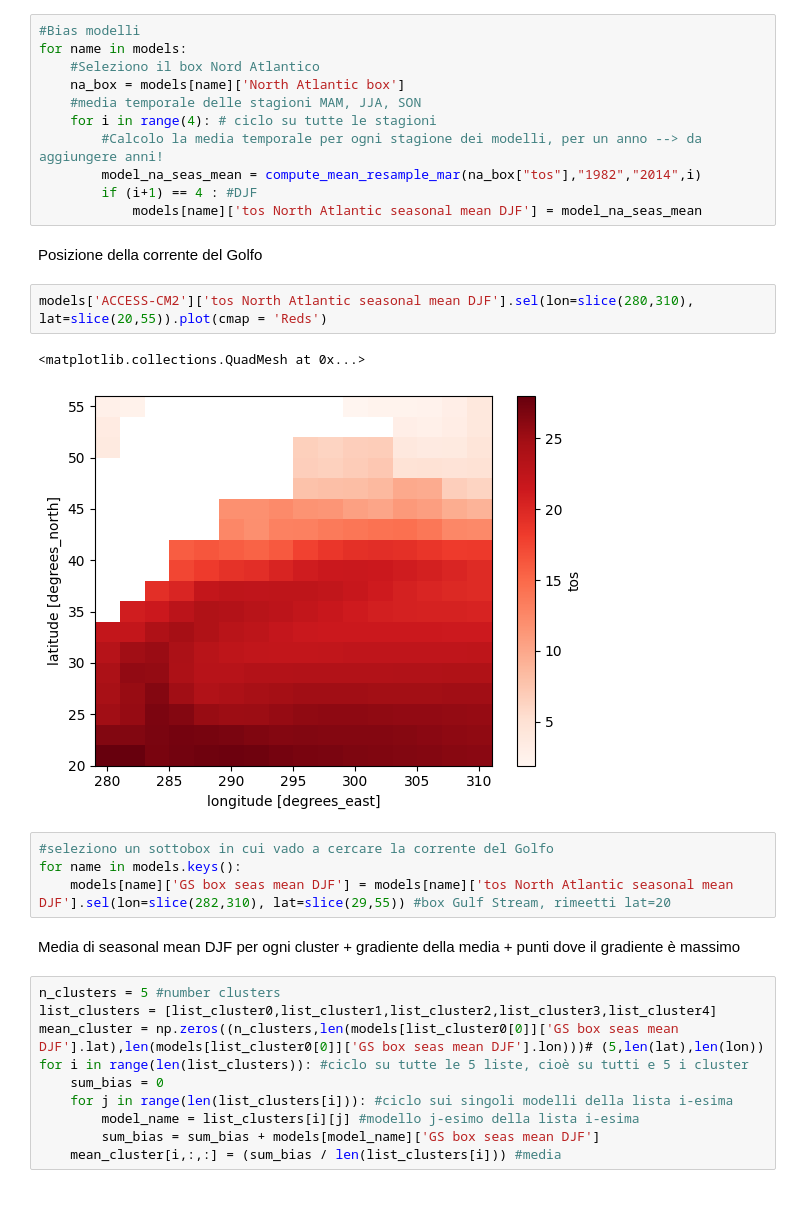
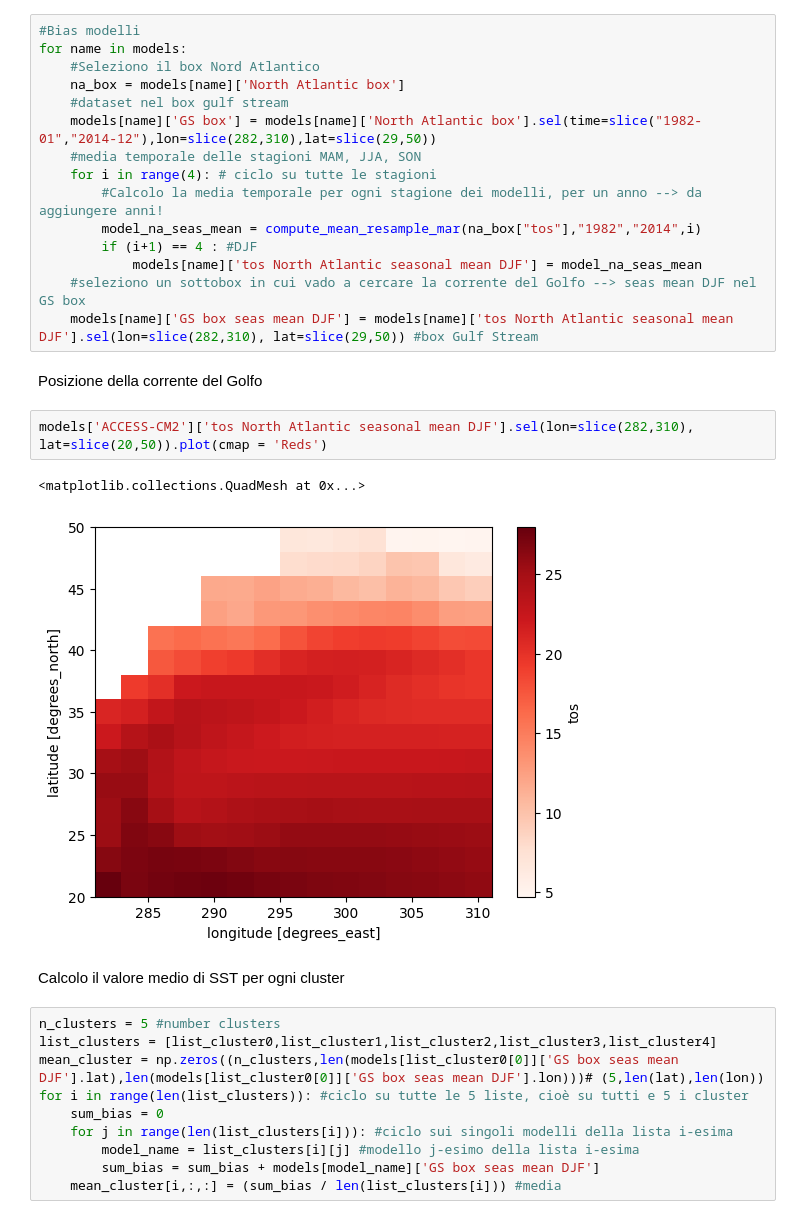
Before and after one commit to sbeltrami/tesi, a Jupyter notebook: gulf_stream_plot.ipynb, the cells around one changed output. Drawn from its saved outputs; the diff is of its cells as text.

```diff
--- a/gulf_stream_plot.ipynb
+++ b/gulf_stream_plot.ipynb
@@ -70,25 +70,25 @@ list_cluster4 = list_cluster4_pca
 for name in models:
     #Seleziono il box Nord Atlantico
     na_box = models[name]['North Atlantic box']
+    #dataset nel box gulf stream
+    models[name]['GS box'] = models[name]['North Atlantic box'].sel(time=slice("1982-01","2014-12"),lon=slice(282,310),lat=slice(29,50))
     #media temporale delle stagioni MAM, JJA, SON
     for i in range(4): # ciclo su tutte le stagioni
         #Calcolo la media temporale per ogni stagione dei modelli, per un anno --> da aggiungere anni!
         model_na_seas_mean = compute_mean_resample_mar(na_box["tos"],"1982","2014",i)
         if (i+1) == 4 : #DJF
             models[name]['tos North Atlantic seasonal mean DJF'] = model_na_seas_mean
+    #seleziono un sottobox in cui vado a cercare la corrente del Golfo --> seas mean DJF nel GS box
+    models[name]['GS box seas mean DJF'] = models[name]['tos North Atlantic seasonal mean DJF'].sel(lon=slice(282,310), lat=slice(29,50)) #box Gulf Stream
 # %% [markdown]
 Posizione della corrente del Golfo
 # %%
-models['ACCESS-CM2']['tos North Atlantic seasonal mean DJF'].sel(lon=slice(280,310), lat=slice(20,55)).plot(cmap = 'Reds')
+models['ACCESS-CM2']['tos North Atlantic seasonal mean DJF'].sel(lon=slice(282,310), lat=slice(20,50)).plot(cmap = 'Reds')
 # %% [output]
 <matplotlib.collections.QuadMesh at 0x...>
-[figure, old version]
+[figure, new version]
-# %%
-#seleziono un sottobox in cui vado a cercare la corrente del Golfo
-for name in models.keys():
-    models[name]['GS box seas mean DJF'] = models[name]['tos North Atlantic seasonal mean DJF'].sel(lon=slice(282,310), lat=slice(29,55)) #box Gulf Stream, rimeetti lat=20
-# %% [markdown]
-Media di seasonal mean DJF per ogni cluster + gradiente della media + punti dove il gradiente è massimo
+# %% [markdown]
+Calcolo il valore medio di SST per ogni cluster
 # %%
 n_clusters = 5 #number clusters
 list_clusters = [list_cluster0,list_cluster1,list_cluster2,list_cluster3,list_cluster4]
```
Also changed, not shown: parts of 12 cells of this notebook.
